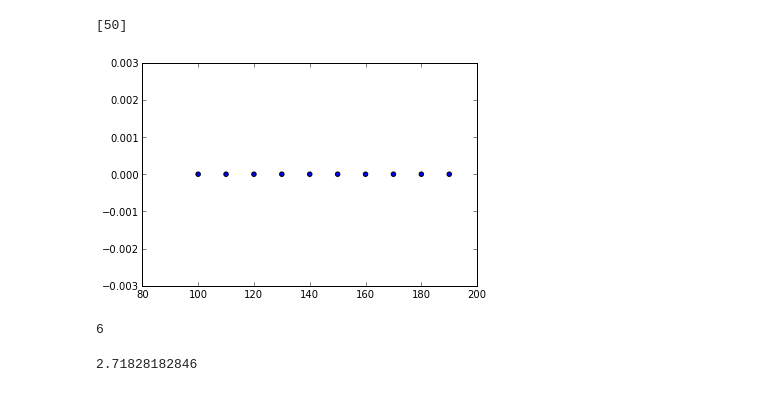
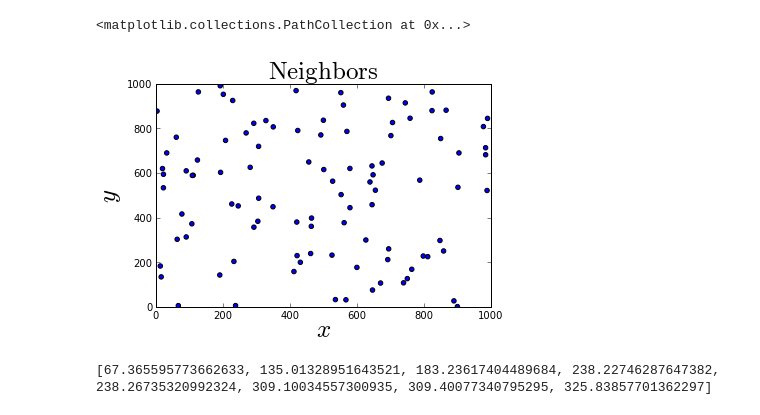
Before and after one commit to jngaravitoc/Bayesian_Homeworks, a Jupyter notebook: Code_Bayesian_Density_Estimator.ipynb, the cells around one changed output. Saved outputs shown, nothing was run; the diff lists cells and outputs as text; code cells hidden in the pictures.

```diff
--- a/Code_Bayesian_Density_Estimator.ipynb
+++ b/Code_Bayesian_Density_Estimator.ipynb
@@ -4,25 +4,3 @@ from scipy import *
 import matplotlib as plt
 import math
 from random import *
-# %%
-k = 2.0
-
-d_k = [50]
-print d_k
-# %% [output]
-[50]
-# %%
-for d_0 in range(100, 200, 10):
-    for i in range(len(d_k)):
-        Prob_d_0  = ( ( (2*exp(-(d_k[i] / d_0)**2) ) / (d_0 * math.factorial(k - 1.)) )  * (d_k[i] / d_0 )**((2.*k) - 1.) )
-        scatter(d_0, Prob_d_0*1e250)
-# %% [output]
-[figure, removed]
-# %%
-math.factorial(3)
-# %% [output]
-6
-# %%
-print exp(1)
-# %% [output]
-2.71828182846
@@ -28,0 +11,27 @@ print exp(1)
+# %%
+Z = np.random.random(100)*1000, np.random.random(100)*1000
+
+#scatter(X, Y, s = 20)
+title('$\mathrm{Neighbors}$', fontsize=25)
+xlabel('$x$', fontsize = 25)
+ylabel('$y$', fontsize = 25)
+xlim([0, 1000])
+ylim([0, 1000])
+
+scatter(Z[0], Z[1], c= 'b')
+# %% [output]
+<matplotlib.collections.PathCollection at 0x...>
+[figure, added]
+# %%
+r = sqrt(Z[0]**2 + Z[1]**2)
+rs = sorted(r)
+d_k = []
+
+for i in range (8):
+    d_k.append(rs[i])
+    dist = (rs[i+1]-rs[i])/2.
+    #print N, d_k
+    #scatter(X[i], Y[i], c = 'r', s = 40)
+print d_k
+# %% [output]
+[67.365595773662633, 135.01328951643521, 183.23617404489684, 238.22746287647382, 238.26735320992324, 309.10034557300935, 309.40077340795295, 325.83857701362297]
```
Also changed, not shown: parts of 3 cells of this notebook.
